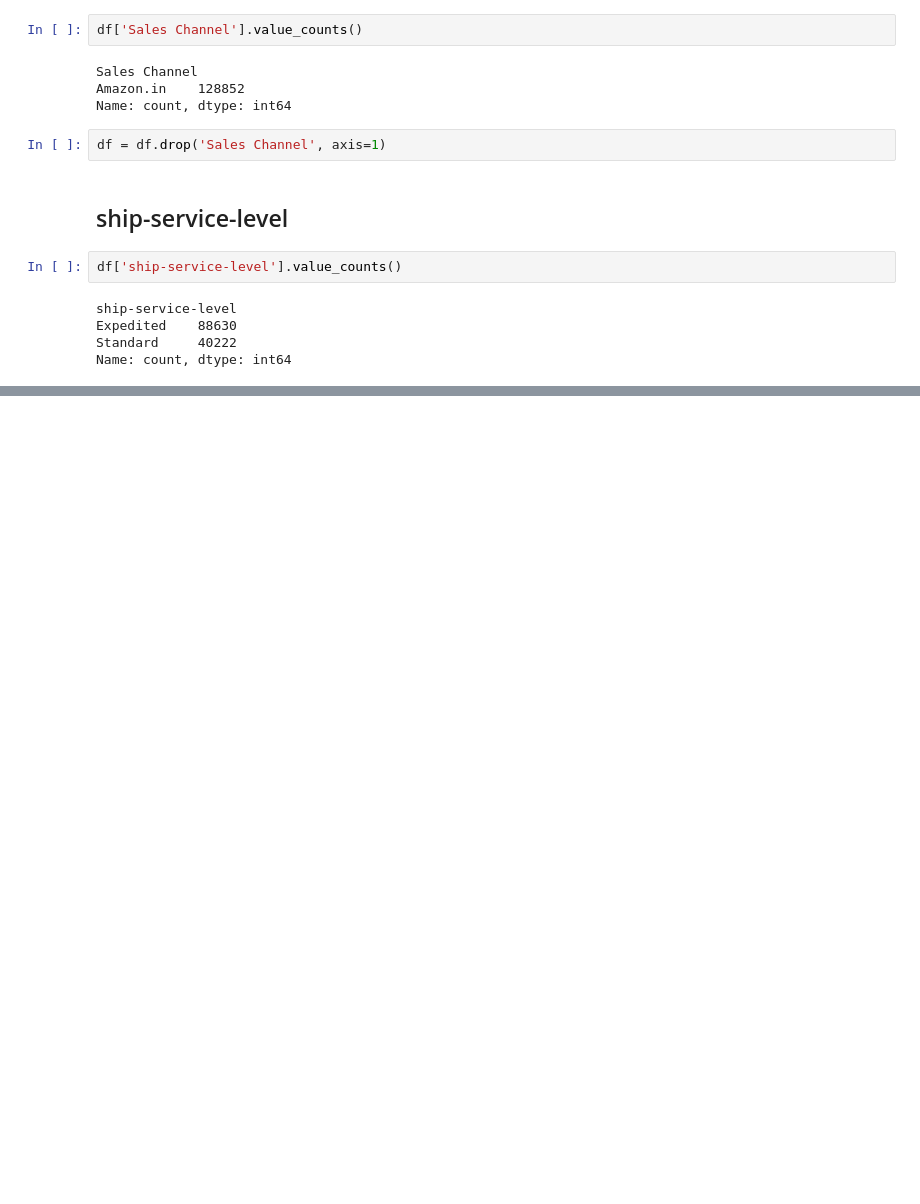
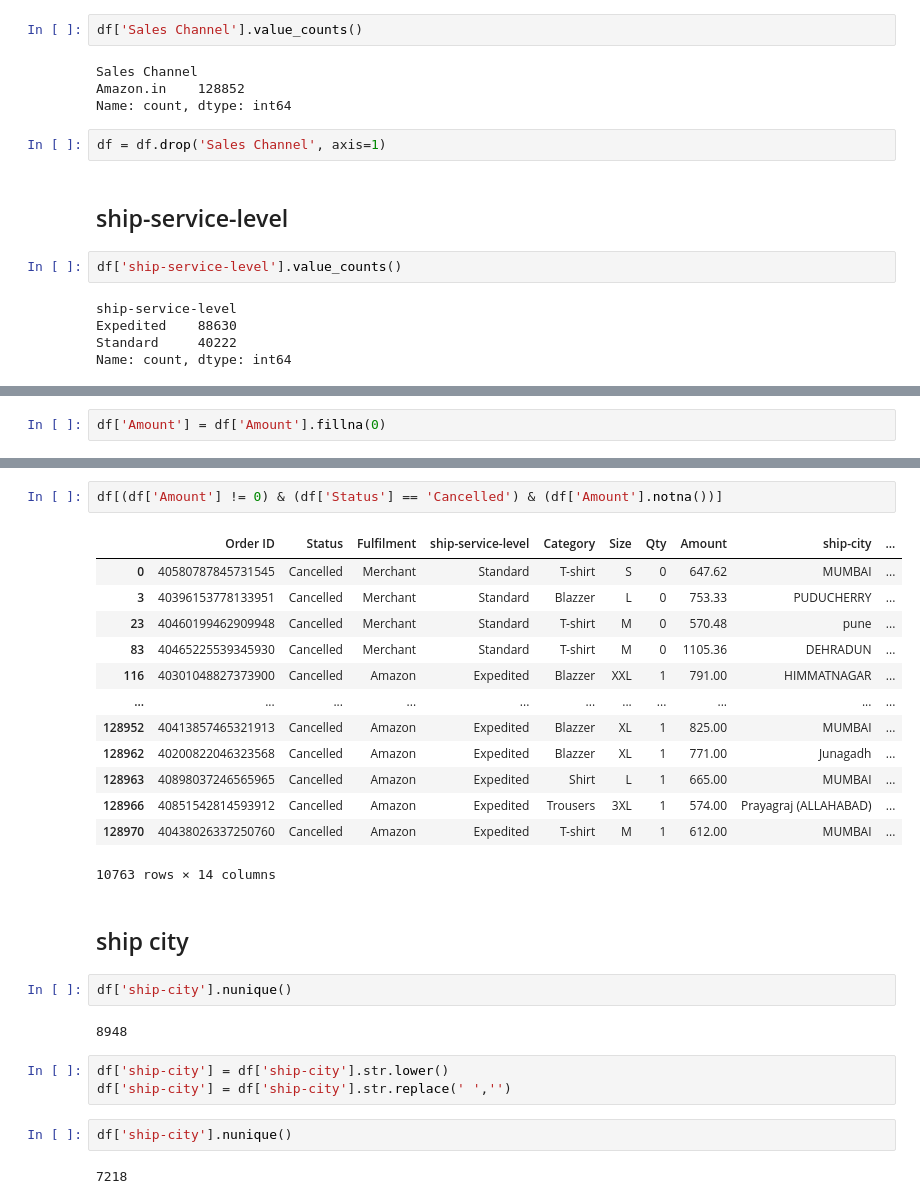
Before and after one commit to sumitkudale21/AmazonSalesReport, a Jupyter notebook: amezonsalesreport.ipynb, the cells around one changed output, grey strips where cells are left out. Cells and saved outputs as stored; diff of their text form; blank space fills up the shorter version.

```diff
--- a/amezonsalesreport.ipynb
+++ b/amezonsalesreport.ipynb
@@ -281,0 +389,2 @@ Name: count, dtype: int64
+# %%
+df['Amount'] = df['Amount'].fillna(0)
@@ -281,0 +398,29 @@ Name: count, dtype: int64
+# %%
+df[(df['Amount'] != 0) & (df['Status'] == 'Cancelled') & (df['Amount'].notna())]
+# %% [output]
+|  | Order ID | Status | Fulfilment | ship-service-level | Category | Size | Qty | Amount | ship-city | ... |
+| 0 | 40580787845731545 | Cancelled | Merchant | Standard | T-shirt | S | 0 | 647.62 | MUMBAI | ... |
+| 3 | 40396153778133951 | Cancelled | Merchant | Standard | Blazzer | L | 0 | 753.33 | PUDUCHERRY | ... |
+| 23 | 40460199462909948 | Cancelled | Merchant | Standard | T-shirt | M | 0 | 570.48 | pune | ... |
+| 83 | 40465225539345930 | Cancelled | Merchant | Standard | T-shirt | M | 0 | 1105.36 | DEHRADUN | ... |
+| 116 | 40301048827373900 | Cancelled | Amazon | Expedited | Blazzer | XXL | 1 | 791.00 | HIMMATNAGAR | ... |
+| ... | ... | ... | ... | ... | ... | ... | ... | ... | ... | ... |
+| 128952 | 40413857465321913 | Cancelled | Amazon | Expedited | Blazzer | XL | 1 | 825.00 | MUMBAI | ... |
+| 128962 | 40200822046323568 | Cancelled | Amazon | Expedited | Blazzer | XL | 1 | 771.00 | Junagadh | ... |
+| 128963 | 40898037246565965 | Cancelled | Amazon | Expedited | Shirt | L | 1 | 665.00 | MUMBAI | ... |
+| 128966 | 40851542814593912 | Cancelled | Amazon | Expedited | Trousers | 3XL | 1 | 574.00 | Prayagraj (ALLAHABAD) | ... |
+| 128970 | 40438026337250760 | Cancelled | Amazon | Expedited | T-shirt | M | 1 | 612.00 | MUMBAI | ... |
+10763 rows × 14 columns
+# %% [markdown]
+## ship city
+# %%
+df['ship-city'].nunique()
+# %% [output]
+8948
+# %%
+df['ship-city'] = df['ship-city'].str.lower()
+df['ship-city'] = df['ship-city'].str.replace(' ','')
+# %%
+df['ship-city'].nunique()
+# %% [output]
+7218
```
Also changed, not shown: parts of 16 cells of this notebook.
